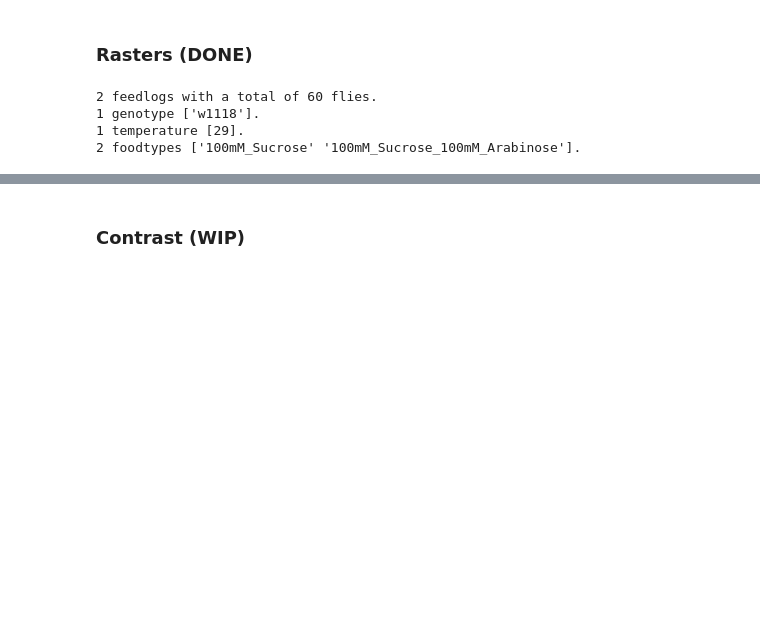
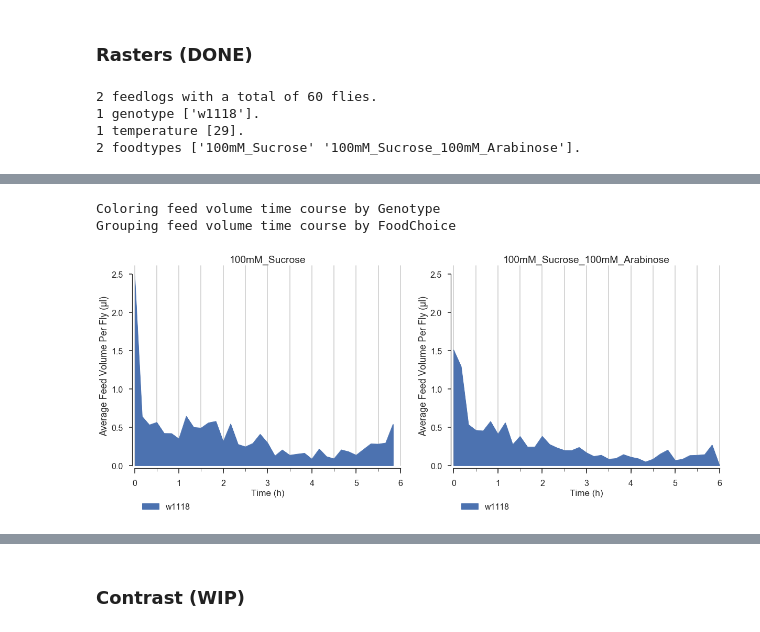
Before and after one commit to ACCLAB/espresso, a Jupyter notebook: jupyter-nb/espresso plotting module dev.ipynb, the cells around one changed output, grey strips where cells are left out. Drawn from its saved outputs; the diff is of its cells as text; code cells hidden in the pictures; blank space fills up the shorter version.

```diff
--- a/jupyter-nb/espresso plotting module dev.ipynb
+++ b/jupyter-nb/espresso plotting module dev.ipynb
@@ -85,0 +101,6 @@ Be patient, this can a while!
+# %%
+starved_choice.plot.timecourse.feed_volume(group_by='FoodChoice',color_by='Genotype')
+# %% [output]
+Coloring feed volume time course by Genotype
+Grouping feed volume time course by FoodChoice
+[figure, added]
```
Also changed, not shown: parts of 12 cells of this notebook.
